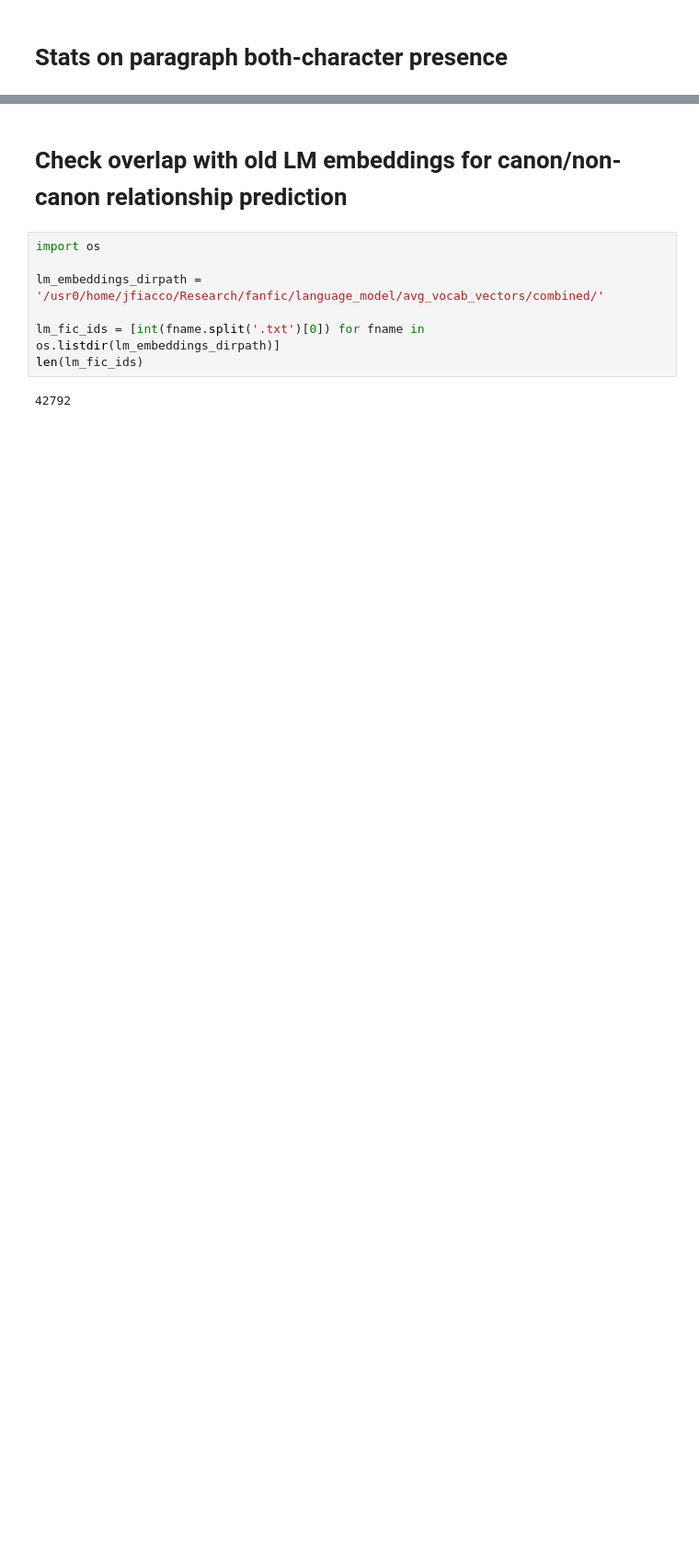
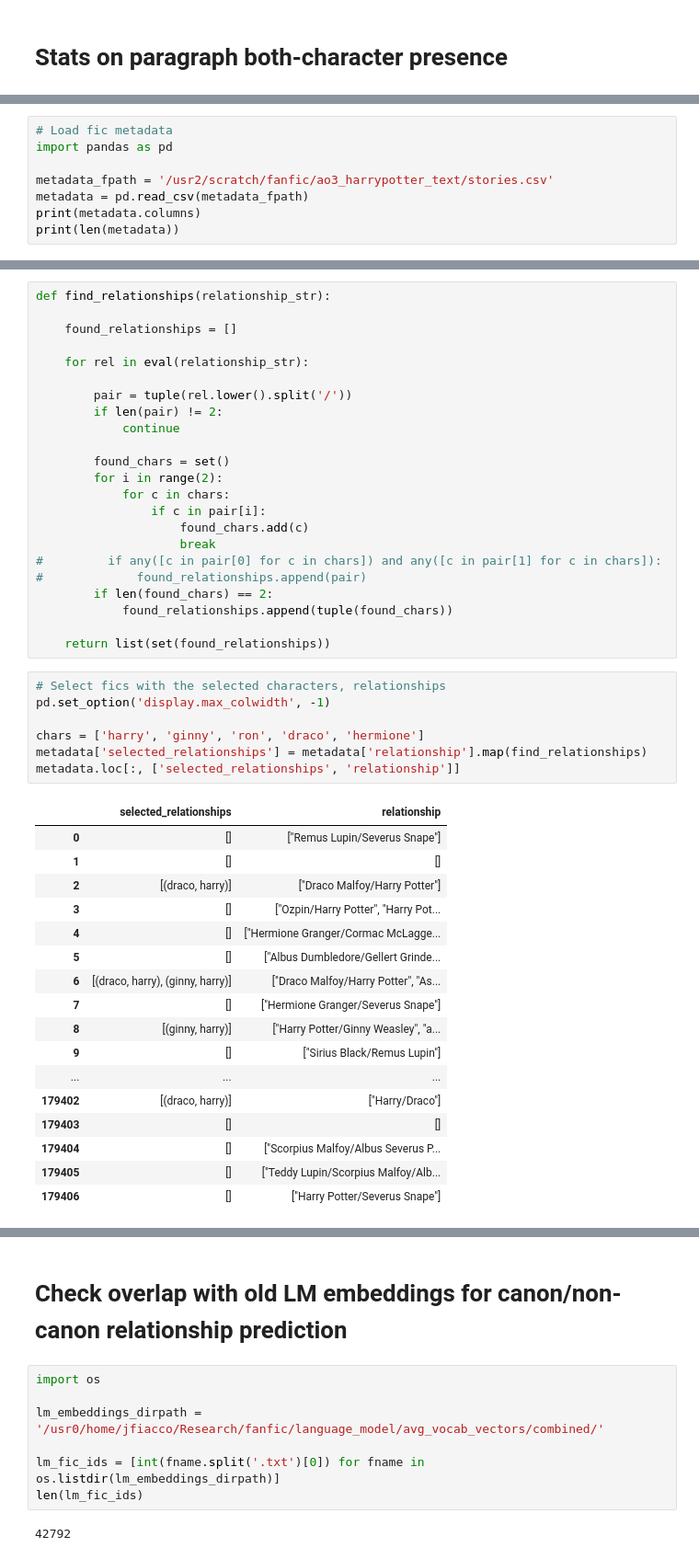
Before and after one commit to michaelmilleryoder/fanfiction-scripts, a Jupyter notebook: jupyter/emnlp2019.ipynb, the cells around one changed output, grey strips where cells are left out. Shown at 92% size. Drawn from its saved outputs; the diff is of its cells as text; blank space fills up the shorter version.

```diff
--- a/jupyter/emnlp2019.ipynb
+++ b/jupyter/emnlp2019.ipynb
@@ -25,0 +23,8 @@ for pairing in combos:
+# %%
+# Load fic metadata
+import pandas as pd
+
+metadata_fpath = '/usr2/scratch/fanfic/ao3_harrypotter_text/stories.csv'
+metadata = pd.read_csv(metadata_fpath)
+print(metadata.columns)
+print(len(metadata))
@@ -25,0 +39,48 @@ for pairing in combos:
+# %%
+def find_relationships(relationship_str):
+
+    found_relationships = []
+
+    for rel in eval(relationship_str):
+
+        pair = tuple(rel.lower().split('/'))
+        if len(pair) != 2:
+            continue
+
+        found_chars = set()
+        for i in range(2):
+            for c in chars:
+                if c in pair[i]:
+                    found_chars.add(c)
+                    break
+#         if any([c in pair[0] for c in chars]) and any([c in pair[1] for c in chars]):
+#             found_relationships.append(pair)
+        if len(found_chars) == 2:
+            found_relationships.append(tuple(found_chars))
+
+    return list(set(found_relationships))
+# %%
+# Select fics with the selected characters, relationships
+pd.set_option('display.max_colwidth', -1)
+
+chars = ['harry', 'ginny', 'ron', 'draco', 'hermione']
+metadata['selected_relationships'] = metadata['relationship'].map(find_relationships)
+metadata.loc[:, ['selected_relationships', 'relationship']]
+# %% [output]
+|  | selected_relationships | relationship |
+| 0 | [] | ["Remus Lupin/Severus Snape"] |
+| 1 | [] | [] |
+| 2 | [(draco, harry)] | ["Draco Malfoy/Harry Potter"] |
+| 3 | [] | ["Ozpin/Harry Potter", "Harry Pot... |
+| 4 | [] | ["Hermione Granger/Cormac McLagge... |
+| 5 | [] | ["Albus Dumbledore/Gellert Grinde... |
+| 6 | [(draco, harry), (ginny, harry)] | ["Draco Malfoy/Harry Potter", "As... |
+| 7 | [] | ["Hermione Granger/Severus Snape"] |
+| 8 | [(ginny, harry)] | ["Harry Potter/Ginny Weasley", "a... |
+| 9 | [] | ["Sirius Black/Remus Lupin"] |
+| ... | ... | ... |
+| 179402 | [(draco, harry)] | ["Harry/Draco"] |
+| 179403 | [] | [] |
+| 179404 | [] | ["Scorpius Malfoy/Albus Severus P... |
+| 179405 | [] | ["Teddy Lupin/Scorpius Malfoy/Alb... |
+| 179406 | [] | ["Harry Potter/Severus Snape"] |
```
Also changed, not shown: parts of 12 cells of this notebook, 1 other file.
